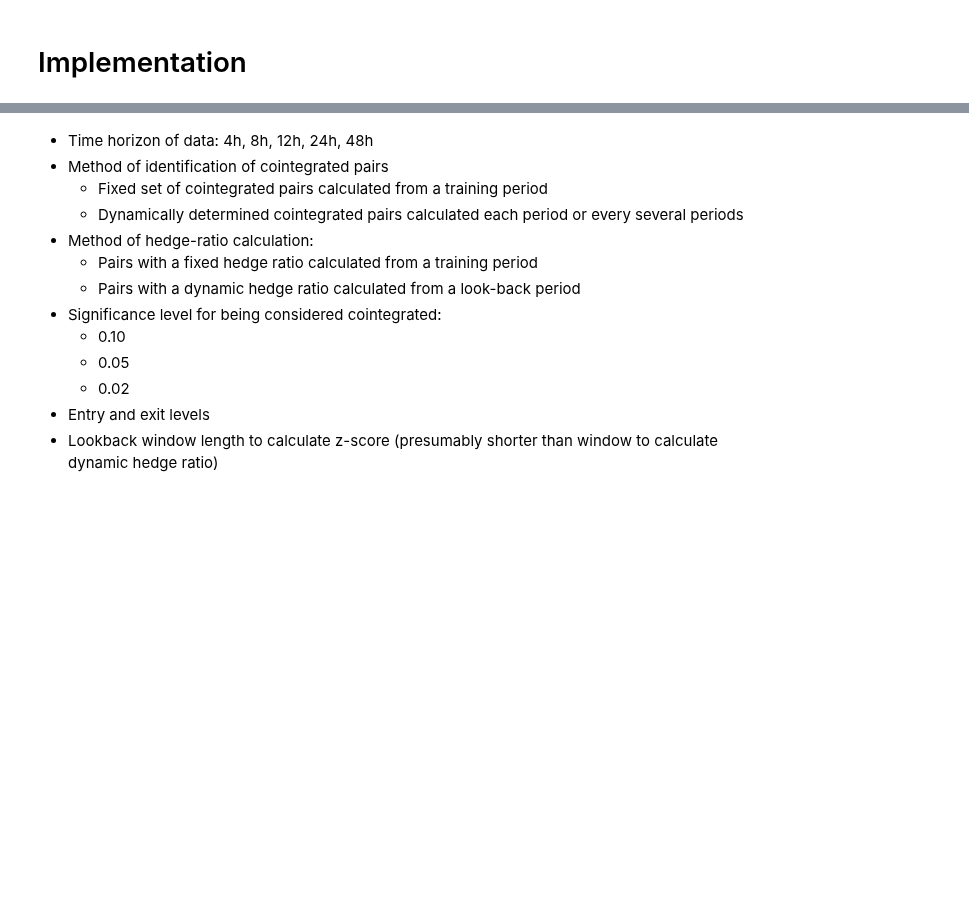
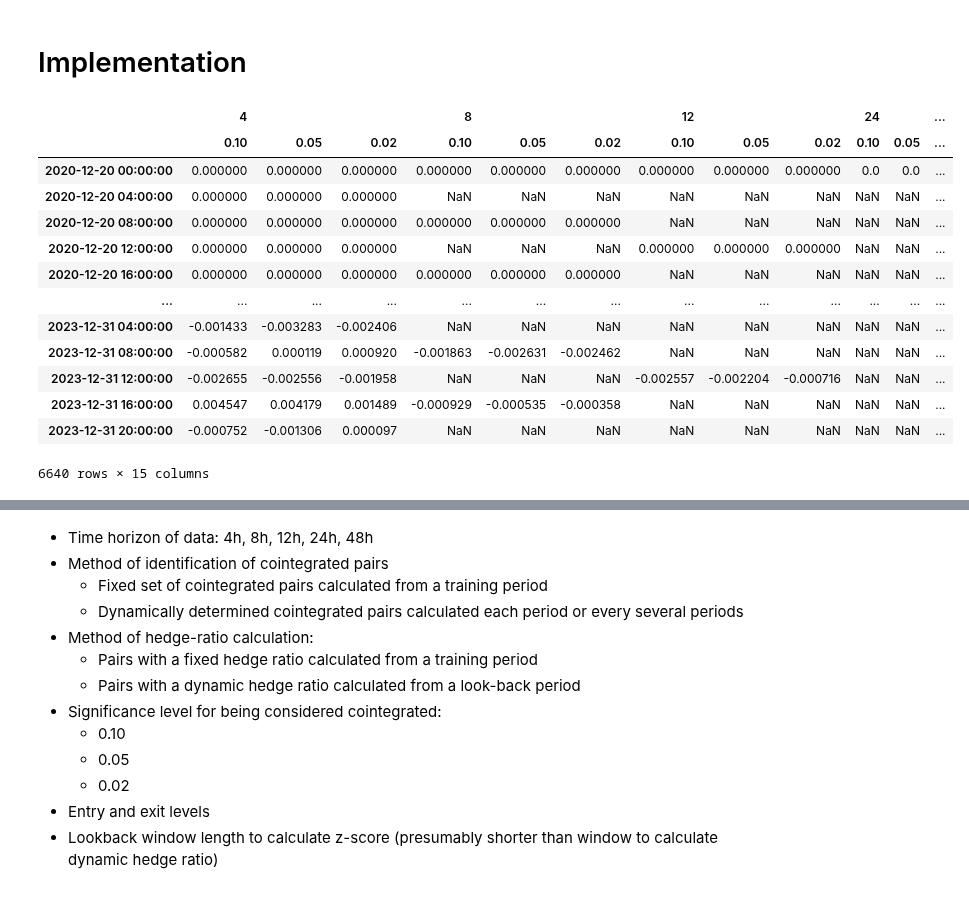
Before and after one commit to wbchristerson/crypto-strategies, a Jupyter notebook: statistical_arbitrage_cointegration.ipynb, the cells around one changed output, grey strips where cells are left out. Saved outputs shown, nothing was run; the diff lists cells and outputs as text; code cells hidden in the pictures; blank space fills up the shorter version.

Commit message:
calculate net returns, stats from variations of cointegrationstrategy

```diff
--- a/statistical_arbitrage_cointegration.ipynb
+++ b/statistical_arbitrage_cointegration.ipynb
@@ -322,0 +334,26 @@ def get_all_gross_returns_and_net_returns(original_px_df):
+# %%
+num_periods_between_recalculation = 6 * 7 * 4
+
+variation_to_returns_4w = get_all_gross_returns_and_net_returns(
+    full_train_px,
+    num_periods_between_recalculation
+)
+net_return_variations_4w = pd.DataFrame(variation_to_returns_4w)
+net_return_variations_4w.to_csv('./cointegration_recalculation_4w.csv', index=True)
+# %%
+net_return_variations_4w
+# %% [output]
+|  | 4 |  |  | 8 |  |  | 12 |  |  | 24 |  | ... |
+|  | 0.10 | 0.05 | 0.02 | 0.10 | 0.05 | 0.02 | 0.10 | 0.05 | 0.02 | 0.10 | 0.05 | ... |
+| 2020-12-20 00:00:00 | 0.000000 | 0.000000 | 0.000000 | 0.000000 | 0.000000 | 0.000000 | 0.000000 | 0.000000 | 0.000000 | 0.0 | 0.0 | ... |
+| 2020-12-20 04:00:00 | 0.000000 | 0.000000 | 0.000000 | NaN | NaN | NaN | NaN | NaN | NaN | NaN | NaN | ... |
+| 2020-12-20 08:00:00 | 0.000000 | 0.000000 | 0.000000 | 0.000000 | 0.000000 | 0.000000 | NaN | NaN | NaN | NaN | NaN | ... |
+| 2020-12-20 12:00:00 | 0.000000 | 0.000000 | 0.000000 | NaN | NaN | NaN | 0.000000 | 0.000000 | 0.000000 | NaN | NaN | ... |
+| 2020-12-20 16:00:00 | 0.000000 | 0.000000 | 0.000000 | 0.000000 | 0.000000 | 0.000000 | NaN | NaN | NaN | NaN | NaN | ... |
+| ... | ... | ... | ... | ... | ... | ... | ... | ... | ... | ... | ... | ... |
+| 2023-12-31 04:00:00 | -0.001433 | -0.003283 | -0.002406 | NaN | NaN | NaN | NaN | NaN | NaN | NaN | NaN | ... |
+| 2023-12-31 08:00:00 | -0.000582 | 0.000119 | 0.000920 | -0.001863 | -0.002631 | -0.002462 | NaN | NaN | NaN | NaN | NaN | ... |
+| 2023-12-31 12:00:00 | -0.002655 | -0.002556 | -0.001958 | NaN | NaN | NaN | -0.002557 | -0.002204 | -0.000716 | NaN | NaN | ... |
+| 2023-12-31 16:00:00 | 0.004547 | 0.004179 | 0.001489 | -0.000929 | -0.000535 | -0.000358 | NaN | NaN | NaN | NaN | NaN | ... |
+| 2023-12-31 20:00:00 | -0.000752 | -0.001306 | 0.000097 | NaN | NaN | NaN | NaN | NaN | NaN | NaN | NaN | ... |
+6640 rows × 15 columns
```
Also changed, not shown: parts of 16 cells of this notebook, 1 other file.
